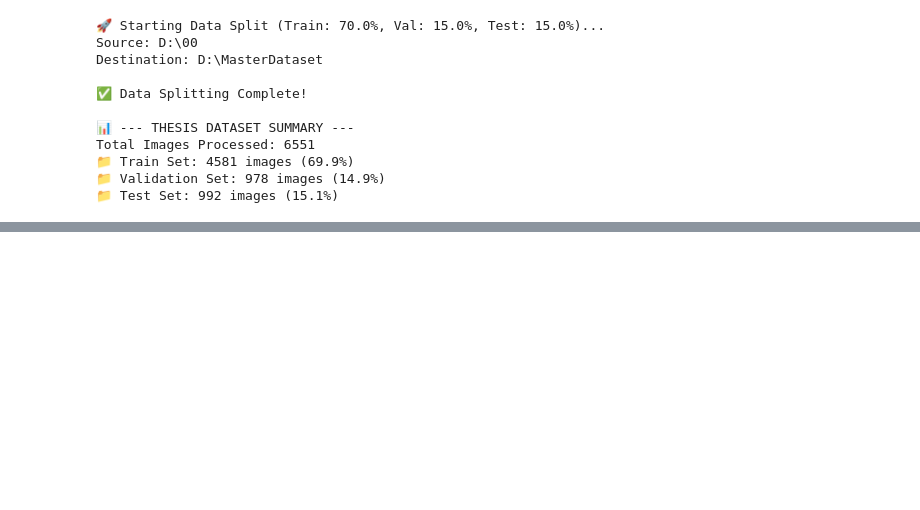
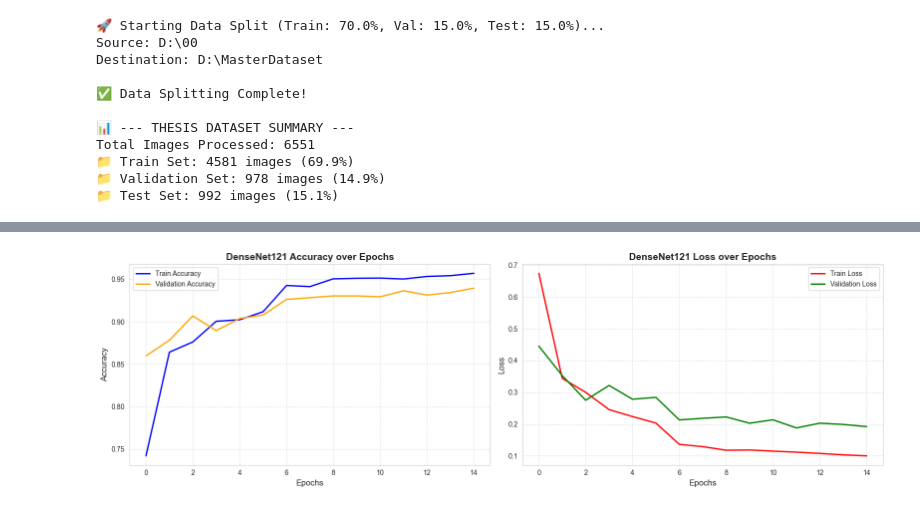
Before and after one commit to shihabpk99/AI-Powered-Crop-Disease-Detection-System, a Jupyter notebook: Master_attem.ipynb, the cells around one changed output, grey strips where cells are left out. Cells and saved outputs as stored; diff of their text form; code cells hidden in the pictures; blank space fills up the shorter version.

```diff
--- a/Master_attem.ipynb
+++ b/Master_attem.ipynb
@@ -135,0 +413,79 @@ Total Images Processed: 6551
+# %%
+# ==========================================
+# CELL #8 - DENSENET121 EVALUATION & VISUALS
+# ==========================================
+import numpy as np
+import matplotlib.pyplot as plt
+import seaborn as sns
+from sklearn.metrics import classification_report, confusion_matrix
+from tensorflow.keras.models import load_model
+
+print("📊 Generating DenseNet121 Evaluation Metrics...\n")
+
+# ------------------------------------------
+# 1. PLOT TRAINING HISTORY (Accuracy & Loss)
+# ------------------------------------------
+fig, axes = plt.subplots(1, 2, figsize=(16, 5))
+
+# Accuracy Plot
+axes[0].plot(history_densenet.history['accuracy'], label='Train Accuracy', color='blue', linewidth=2)
+axes[0].plot(history_densenet.history['val_accuracy'], label='Validation Accuracy', color='orange', linewidth=2)
+axes[0].set_title('DenseNet121 Accuracy over Epochs', fontsize=14, fontweight='bold')
+axes[0].set_xlabel('Epochs', fontsize=12)
+axes[0].set_ylabel('Accuracy', fontsize=12)
+axes[0].legend()
+axes[0].grid(True, linestyle='--', alpha=0.6)
+
+# Loss Plot
+axes[1].plot(history_densenet.history['loss'], label='Train Loss', color='red', linewidth=2)
+axes[1].plot(history_densenet.history['val_loss'], label='Validation Loss', color='green', linewidth=2)
+axes[1].set_title('DenseNet121 Loss over Epochs', fontsize=14, fontweight='bold')
+axes[1].set_xlabel('Epochs', fontsize=12)
+axes[1].set_ylabel('Loss', fontsize=12)
+axes[1].legend()
+axes[1].grid(True, linestyle='--', alpha=0.6)
+
+plt.tight_layout()
+plt.show()
+
+# ------------------------------------------
+# 2. PREDICT ON UNSEEN TEST DATA
+# ------------------------------------------
+# Load the absolute best weights saved by our Checkpoint callback
+best_densenet = load_model(r"D:\MasterModels\DenseNet121_Base.h5")
+
+print("\n🔍 Running predictions on the unseen Test Set...")
+# We must reset the generator to ensure it reads from image #1 perfectly in order
+test_generator.reset()
+
+# Predict! (verbose=1 shows a loading bar)
+predictions = best_densenet.predict(test_generator, verbose=1)
+predicted_classes = np.argmax(predictions, axis=1)
+
+# Get the true answers and the names of the diseases
+true_classes = test_generator.classes
+class_labels = list(test_generator.class_indices.keys())
+
+# ------------------------------------------
+# 3. TEXT REPORT: F1-SCORES
+# ------------------------------------------
+print("\n📄 --- CLASSIFICATION REPORT ---")
+# This is the exact table you need to copy-paste into your thesis document!
+report = classification_report(true_classes, predicted_classes, target_names=class_labels)
+print(report)
+
+# ------------------------------------------
+# 4. VISUAL REPORT: CONFUSION MATRIX
+# ------------------------------------------
+print("\n🗺️ Generating Confusion Matrix Heatmap...")
+cm = confusion_matrix(true_classes, predicted_classes)
+
+plt.figure(figsize=(14, 10))
+sns.heatmap(cm, annot=True, fmt='d', cmap='Blues', xticklabels=class_labels, yticklabels=class_labels)
+plt.title('DenseNet121 Confusion Matrix (Test Data)', fontsize=16, fontweight='bold', pad=20)
+plt.xlabel('Predicted Disease', fontsize=12, fontweight='bold')
+plt.ylabel('Actual True Disease', fontsize=12, fontweight='bold')
+plt.xticks(rotation=45, ha='right') # Tilts the text so the long disease names fit
+plt.tight_layout()
+plt.show()
+# %% [output]
@@ -135,0 +493 @@ Total Images Processed: 6551
+[figure, added]
```
Also changed, not shown: parts of 12 cells of this notebook, 1 other file.
